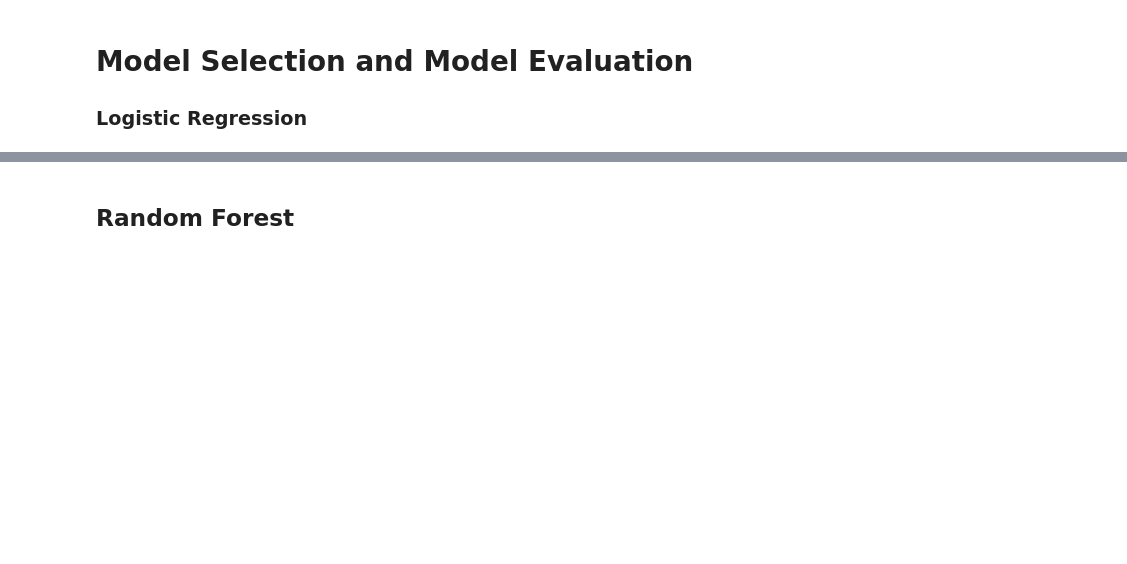
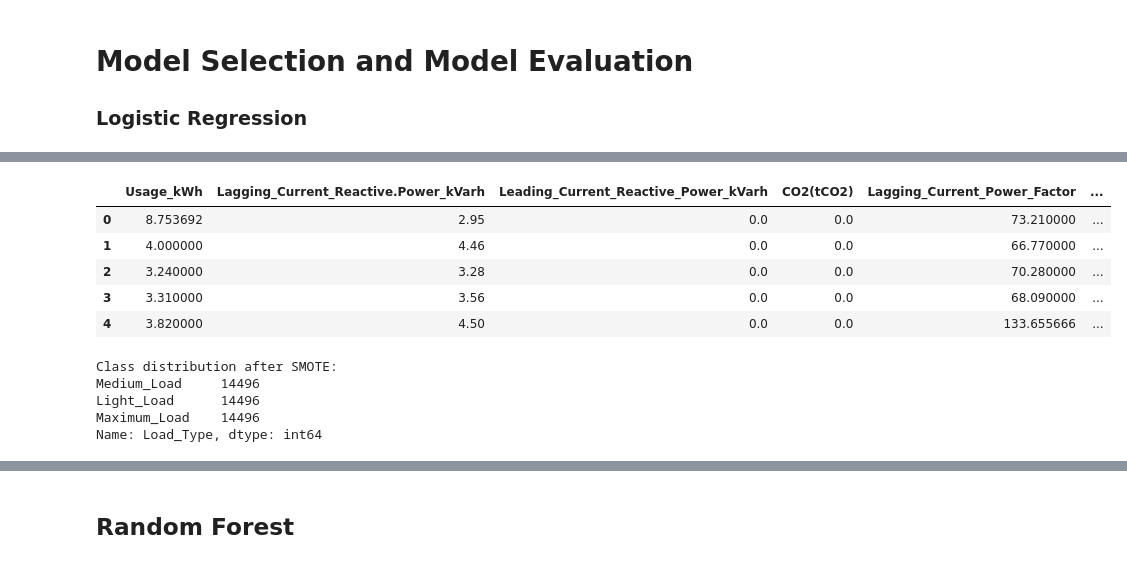
Before and after one commit to Hemangichhaya/Assignment, a Jupyter notebook: assignment2/assignment2.ipynb, the cells around one changed output, grey strips where cells are left out. Saved outputs shown, nothing was run; the diff lists cells and outputs as text; code cells hidden in the pictures; blank space fills up the shorter version.

```diff
--- a/assignment2/assignment2.ipynb
+++ b/assignment2/assignment2.ipynb
@@ -190,3 +229,16 @@ feature_data.head()
+# %%
+# Split the data into features and target variable
+y = data["Load_Type"]
+X = data.drop(columns=["Load_Type","Power_Factor","kVAh","kW","kVA"])
+# %%
+X.head()
+# %% [output]
+|  | Usage_kWh | Lagging_Current_Reactive.Power_kVarh | Leading_Current_Reactive_Power_kVarh | CO2(tCO2) | Lagging_Current_Power_Factor | ... |
+| 0 | 8.753692 | 2.95 | 0.0 | 0.0 | 73.210000 | ... |
+| 1 | 4.000000 | 4.46 | 0.0 | 0.0 | 66.770000 | ... |
+| 2 | 3.240000 | 3.28 | 0.0 | 0.0 | 70.280000 | ... |
+| 3 | 3.310000 | 3.56 | 0.0 | 0.0 | 68.090000 | ... |
+| 4 | 3.820000 | 4.50 | 0.0 | 0.0 | 133.655666 | ... |
 # %%
 from sklearn.linear_model import LogisticRegression
 
@@ -196,6 +247,22 @@ model = Pipeline(steps=[('preprocessor', preprocessor),
 # %%
 # Split the data into training and testing sets
 X_train, X_test, y_train, y_test = train_test_split(X, y, test_size=0.2, random_state=42)
+# %%
+from imblearn.over_sampling import SMOTE
+
+# Apply SMOTE to balance the classes
+smote = SMOTE(random_state=42)
+X_train, y_train = smote.fit_resample(X_train, y_train)
+
+# Display class distribution after resampling
+print("Class distribution after SMOTE:")
+print(pd.Series(y_train).value_counts())
+# %% [output]
+Class distribution after SMOTE:
+Medium_Load     14496
+Light_Load      14496
+Maximum_Load    14496
+Name: Load_Type, dtype: int64
 # %%
 # Fit the model
 model.fit(X_train, y_train)
```
Also changed, not shown: parts of 32 cells of this notebook.
